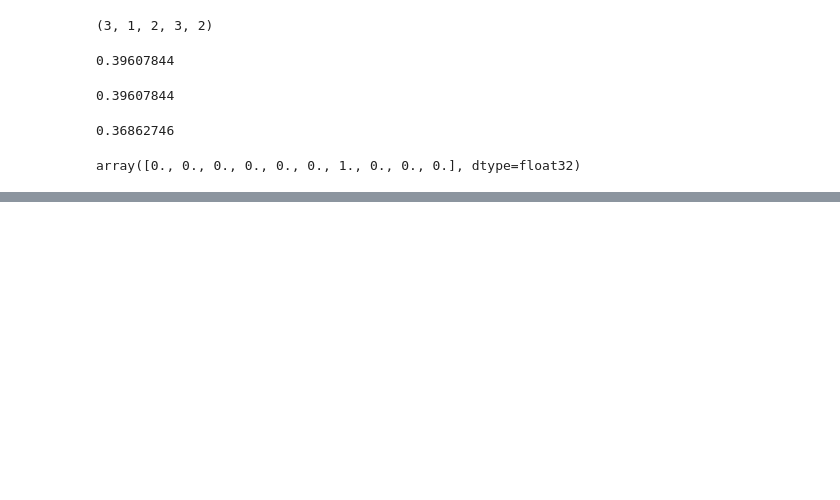
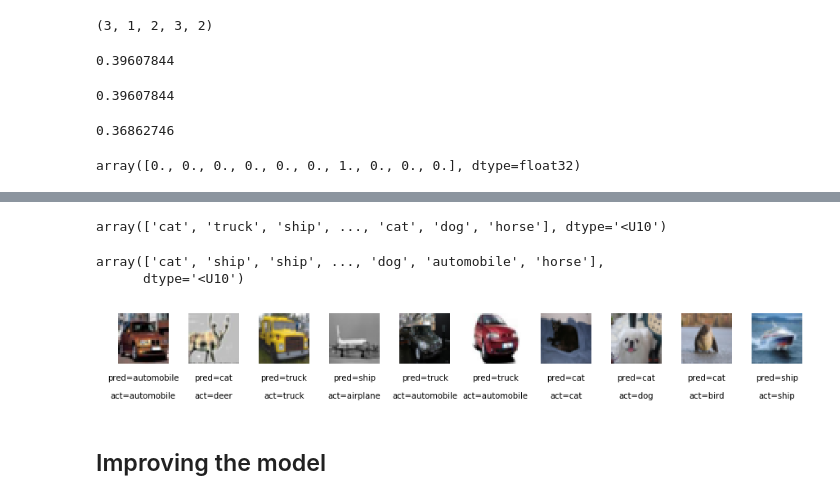
Before and after one commit to ankitgupta1729/Generative_Deep_Learning, a Jupyter notebook: Chapter_2.ipynb, the cells around one changed output, grey strips where cells are left out. Drawn from its saved outputs; the diff is of its cells as text; code cells hidden in the pictures; blank space fills up the shorter version.

```diff
--- a/Chapter_2.ipynb
+++ b/Chapter_2.ipynb
@@ -41,0 +65,11 @@ array([0., 0., 0., 0., 0., 0., 1., 0., 0., 0.], dtype=float32)
+# %%
+# architecture
+# using Functional API
+from keras.layers import Input, Flatten,Dense
+from keras.models import Model
+input_layer= Input(shape=(32,32,3))
+x=Flatten()(input_layer)
+x=Dense(units=200,activation='relu')(x)
+x=Dense(units=150,activation='relu')(x)
+output_layer=Dense(units=10,activation='softmax')(x)
+model=Model(input_layer,output_layer)
@@ -41,0 +96,8 @@ array([0., 0., 0., 0., 0., 0., 1., 0., 0., 0.], dtype=float32)
+# %%
+# compiling the model
+from keras.optimizers import Adam
+opt = Adam(lr=0.0005)
+model.compile(loss='categorical_crossentropy',optimizer=opt,metrics=['accuracy'])
+# %%
+# training the model
+model.fit(x_train,y_train,batch_size=256,epochs=10,shuffle=True)
@@ -41,0 +130,33 @@ array([0., 0., 0., 0., 0., 0., 1., 0., 0., 0.], dtype=float32)
+# %%
+# prediction
+CLASSES= np.array(['airplane','automobile','bird','cat','deer','dog','frog','horse','ship','truck'])
+preds=model.predict(x_test)
+preds_single=CLASSES[np.argmax(preds,axis=-1)]
+actual_single=CLASSES[np.argmax(y_test,axis=-1)]
+# %%
+preds_single
+# %% [output]
+array(['cat', 'truck', 'ship', ..., 'cat', 'dog', 'horse'], dtype='<U10')
+# %%
+actual_single
+# %% [output]
+array(['cat', 'ship', 'ship', ..., 'dog', 'automobile', 'horse'],
+      dtype='<U10')
+# %%
+#plot
+import matplotlib.pyplot as plt
+n_to_show=10
+indices=np.random.choice(range(len(x_test)),n_to_show)
+fig=plt.figure(figsize=(15,3))
+fig.subplots_adjust(hspace=0.4,wspace=0.4)
+for i,idx in enumerate(indices):
+    img=x_test[idx]
+    ax=fig.add_subplot(1,n_to_show,i+1)
+    ax.axis('off')
+    ax.text(0.5,-0.35,'pred='+str(preds_single[idx]),fontsize=10,ha='center',transform=ax.transAxes)
+    ax.text(0.5,-0.7,'act='+str(actual_single[idx]),fontsize=10,ha='center',transform=ax.transAxes)
+    ax.imshow(img)
+# %% [output]
+[figure, added]
+# %% [markdown]
+## Improving the model
```
Also changed, not shown: parts of 20 cells of this notebook, 1 other file.
